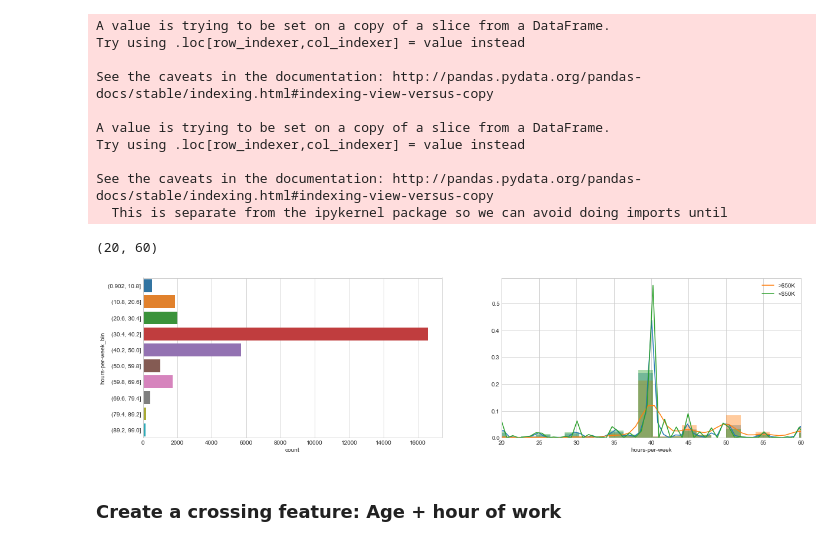
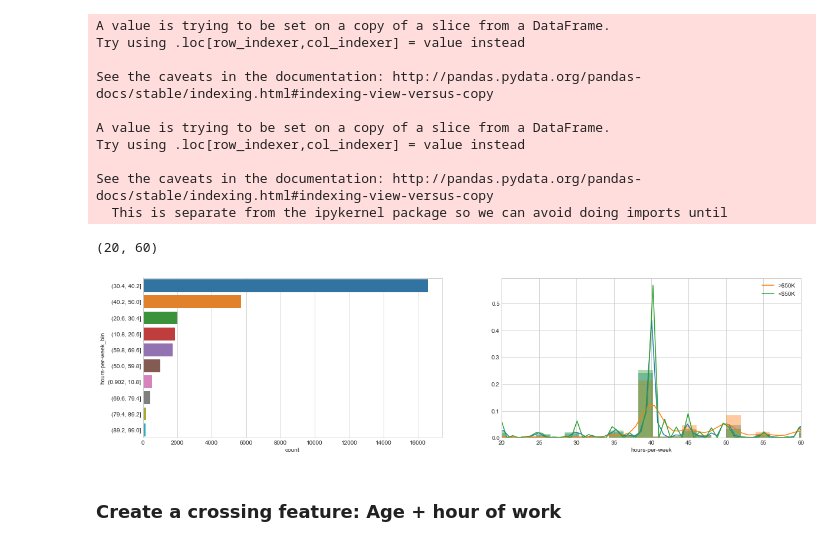
Before and after one commit to jieyima/US_Census_Income_Classification, a Jupyter notebook: Income Analysis and classification.ipynb, the cells around one changed output. Cells and saved outputs as stored; diff of their text form; code cells hidden in the pictures.

```diff
--- a/Income Analysis and classification.ipynb
+++ b/Income Analysis and classification.ipynb
@@ -377,17 +377,17 @@ See the caveats in the documentation: http://pandas.pydata.org/pandas-docs/stabl
 # %%
 plt.style.use('seaborn-whitegrid')
 fig = plt.figure(figsize=(20,5))
 plt.subplot(1, 2, 1)
-sns.countplot(y="hours-per-week_bin", data=my_df);
+sns.countplot(y="hours-per-week_bin", data=my_df, order=my_df['hours-per-week_bin'].value_counts().index);
 plt.subplot(1, 2, 2)
 sns.distplot(my_df['hours-per-week']);
 sns.distplot(my_df[my_df['predclass'] == ' >50K']['hours-per-week'], kde_kws={"label": ">$50K"})
 sns.distplot(my_df[my_df['predclass'] == ' <=50K']['hours-per-week'], kde_kws={"label": "<$50K"})
 plt.ylim(0, None)
 plt.xlim(20, 60)
 # %% [output]
 (20, 60)
-[figure, old version]
+[figure, new version]
 # %% [markdown]
 ### Create a crossing feature: Age + hour of work
 # %%
```
Also changed, not shown: parts of 17 cells of this notebook.
